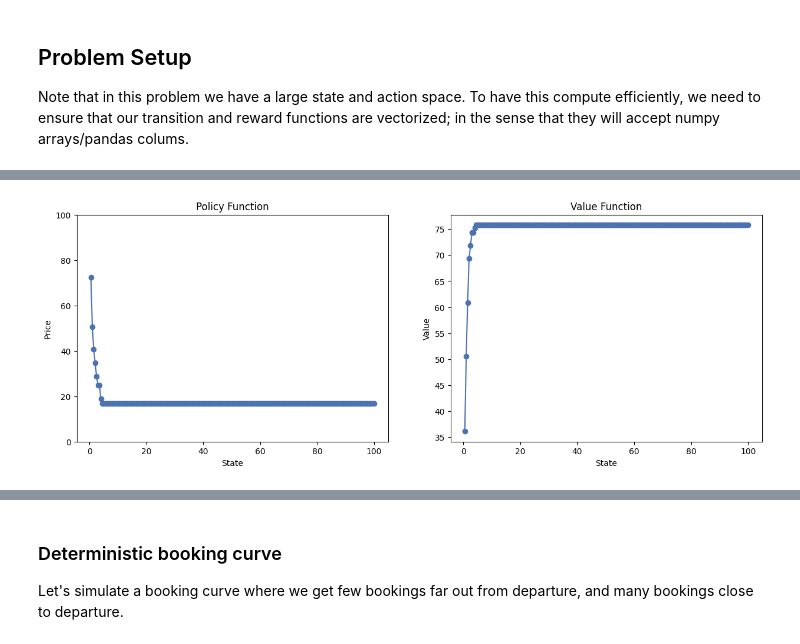
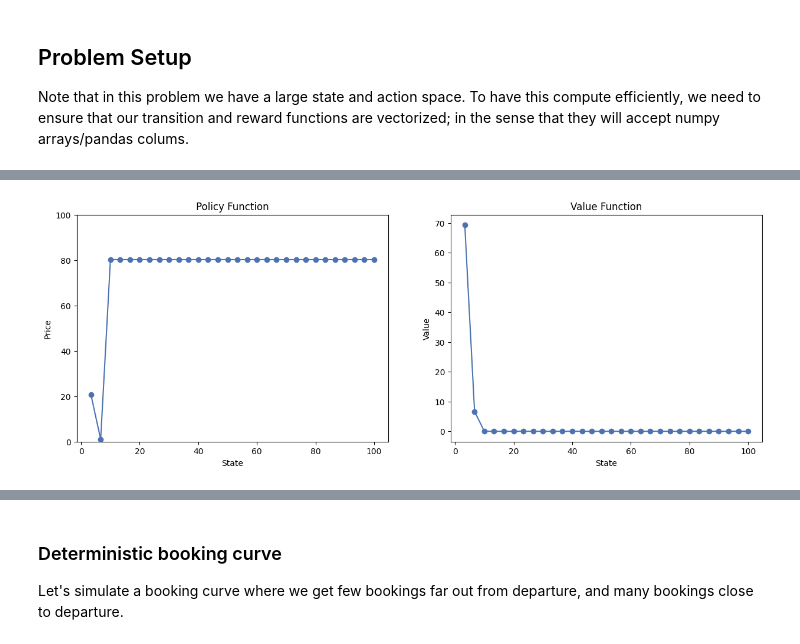
Before and after one commit to Brad-Pfeil/markov-decision-process, a Jupyter notebook: src/examples/example_3.ipynb, the cells around one changed output, grey strips where cells are left out. Drawn from its saved outputs; the diff is of its cells as text; code cells hidden in the pictures.

```diff
--- a/src/examples/example_3.ipynb
+++ b/src/examples/example_3.ipynb
@@ -118,8 +109,16 @@ class MDPProblem(TimeAugmentedMDP):
 # %%
 %%time
 # Let's split these up to time them
-mdp = MDPProblem()
-mdp.solve_vectorized()
+mdp = TimeAugmentedMDP(
+    states=states,
+    actions=actions,
+    times=times,
+    reward_function=reward,
+    transition_function=transition,
+    state_space_data_path="/tmp/state_space_data/",
+    force_overwrite=True,
+)
+mdp.solve()
 
 # Note we're using solve_vectorized here because we have a big grid and our
 # transition/reward function is vectorized
@@ -168,36 +173,36 @@ plt.show()
 
 # The policy likely has those little departures from monotone because of tie breakers (two or more prices are equally good and it picks one).
 # %%
-period = max(mdp.T) - 1
+period = max(mdp.times) - 1
 
 x = mdp.policy_function[period].keys()
 policy = mdp.policy_function[period].values()
 value = mdp.value_function[period].values()
 
 # Remove state 0
 x = list(x)[1:]
 policy = list(policy)[1:]
 value = list(value)[1:]
 
 
 fig, ax = plt.subplots(1, 2, figsize=(15, 5))
 
 ax[0].scatter(x, policy)
 ax[0].plot(x, policy)
 ax[0].set_title("Policy Function")
 ax[0].set_xlabel("State")
 ax[0].set_ylabel("Price")
 ax[0].set_ylim(0, 100)
 
 ax[1].scatter(x, value)
 ax[1].plot(x, value)
 ax[1].set_title("Value Function")
 ax[1].set_xlabel("State")
 ax[1].set_ylabel("Value")
 
 plt.show()
 # %% [output]
-[figure, old version]
+[figure, new version]
 # %%
 # If there's only one selling period left, then it makes sense that we should set a lower price to sell more if we have lots of spare capacity.
 
```
Also changed, not shown: parts of 8 cells of this notebook, 2 other files.
